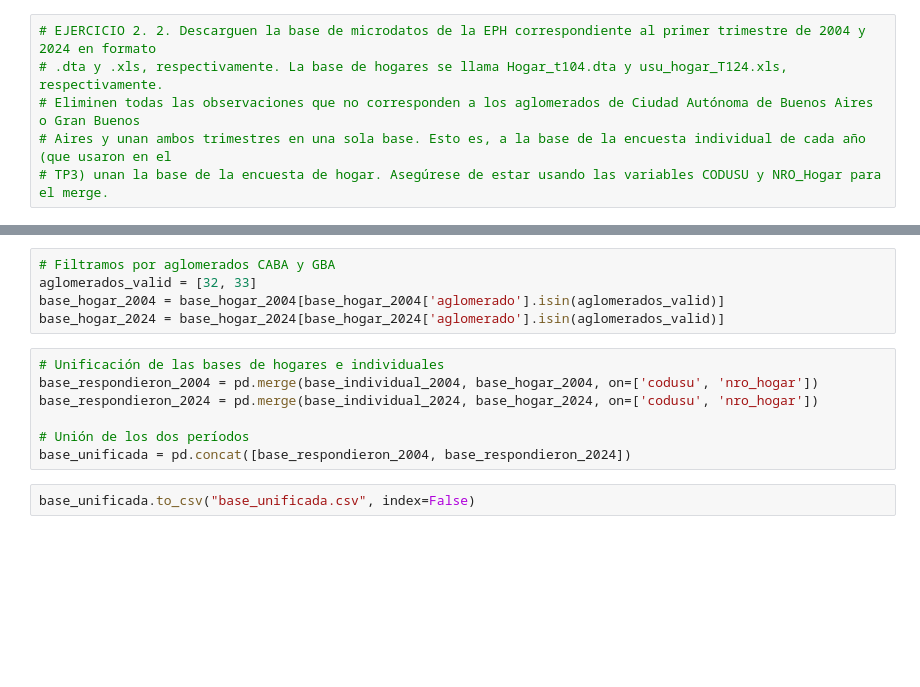
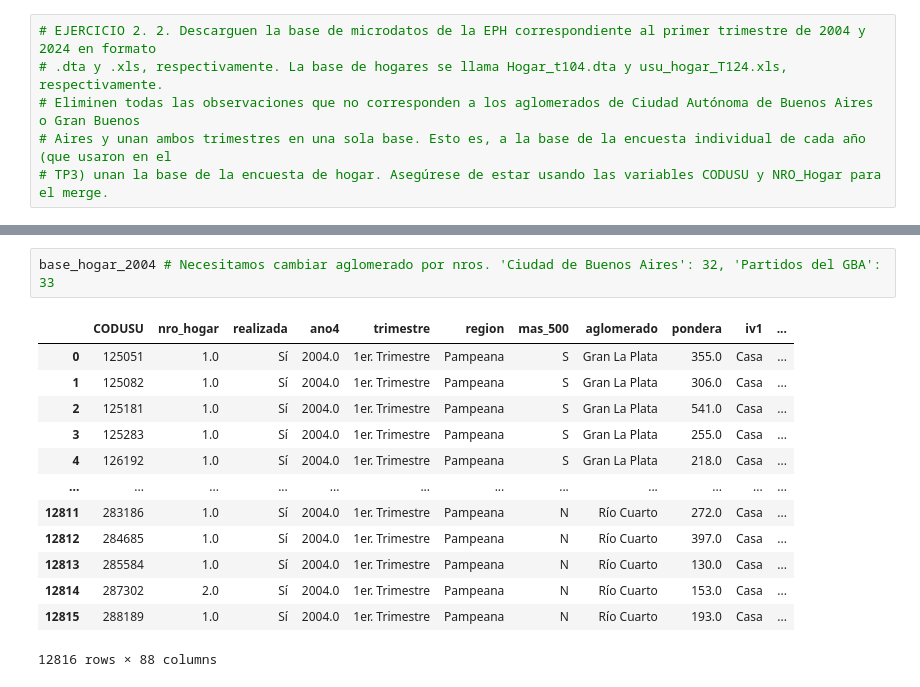
Before and after one commit to EPI-shi/CC408--T1-7-, a Jupyter notebook: TP4/TP4.ipynb, the cells around one changed output, grey strips where cells are left out. Saved outputs shown, nothing was run; the diff lists cells and outputs as text; blank space fills up the shorter version.

```diff
--- a/TP4/TP4.ipynb
+++ b/TP4/TP4.ipynb
@@ -58,14 +22,16 @@ KeyError: "None of [Index(['ch04'], dtype='object')] are in the [columns]"
-# %%
-# Filtramos por aglomerados CABA y GBA
-aglomerados_valid = [32, 33]
-base_hogar_2004 = base_hogar_2004[base_hogar_2004['aglomerado'].isin(aglomerados_valid)]
-base_hogar_2024 = base_hogar_2024[base_hogar_2024['aglomerado'].isin(aglomerados_valid)]
-# %%
-# Unificación de las bases de hogares e individuales
-base_respondieron_2004 = pd.merge(base_individual_2004, base_hogar_2004, on=['codusu', 'nro_hogar'])
-base_respondieron_2024 = pd.merge(base_individual_2024, base_hogar_2024, on=['codusu', 'nro_hogar'])
-
-# Unión de los dos períodos
-base_unificada = pd.concat([base_respondieron_2004, base_respondieron_2024])
-# %%
-base_unificada.to_csv("base_unificada.csv", index=False)
+# %%
+base_hogar_2004 # Necesitamos cambiar aglomerado por nros. 'Ciudad de Buenos Aires': 32, 'Partidos del GBA': 33
+# %% [output]
+|  | CODUSU | nro_hogar | realizada | ano4 | trimestre | region | mas_500 | aglomerado | pondera | iv1 | ... |
+| 0 | 125051 | 1.0 | Sí | 2004.0 | 1er. Trimestre | Pampeana | S | Gran La Plata | 355.0 | Casa | ... |
+| 1 | 125082 | 1.0 | Sí | 2004.0 | 1er. Trimestre | Pampeana | S | Gran La Plata | 306.0 | Casa | ... |
+| 2 | 125181 | 1.0 | Sí | 2004.0 | 1er. Trimestre | Pampeana | S | Gran La Plata | 541.0 | Casa | ... |
+| 3 | 125283 | 1.0 | Sí | 2004.0 | 1er. Trimestre | Pampeana | S | Gran La Plata | 255.0 | Casa | ... |
+| 4 | 126192 | 1.0 | Sí | 2004.0 | 1er. Trimestre | Pampeana | S | Gran La Plata | 218.0 | Casa | ... |
+| ... | ... | ... | ... | ... | ... | ... | ... | ... | ... | ... | ... |
+| 12811 | 283186 | 1.0 | Sí | 2004.0 | 1er. Trimestre | Pampeana | N | Río Cuarto | 272.0 | Casa | ... |
+| 12812 | 284685 | 1.0 | Sí | 2004.0 | 1er. Trimestre | Pampeana | N | Río Cuarto | 397.0 | Casa | ... |
+| 12813 | 285584 | 1.0 | Sí | 2004.0 | 1er. Trimestre | Pampeana | N | Río Cuarto | 130.0 | Casa | ... |
+| 12814 | 287302 | 2.0 | Sí | 2004.0 | 1er. Trimestre | Pampeana | N | Río Cuarto | 153.0 | Casa | ... |
+| 12815 | 288189 | 1.0 | Sí | 2004.0 | 1er. Trimestre | Pampeana | N | Río Cuarto | 193.0 | Casa | ... |
+12816 rows × 88 columns
```
Also changed, not shown: parts of 37 cells of this notebook, 1 other file.
